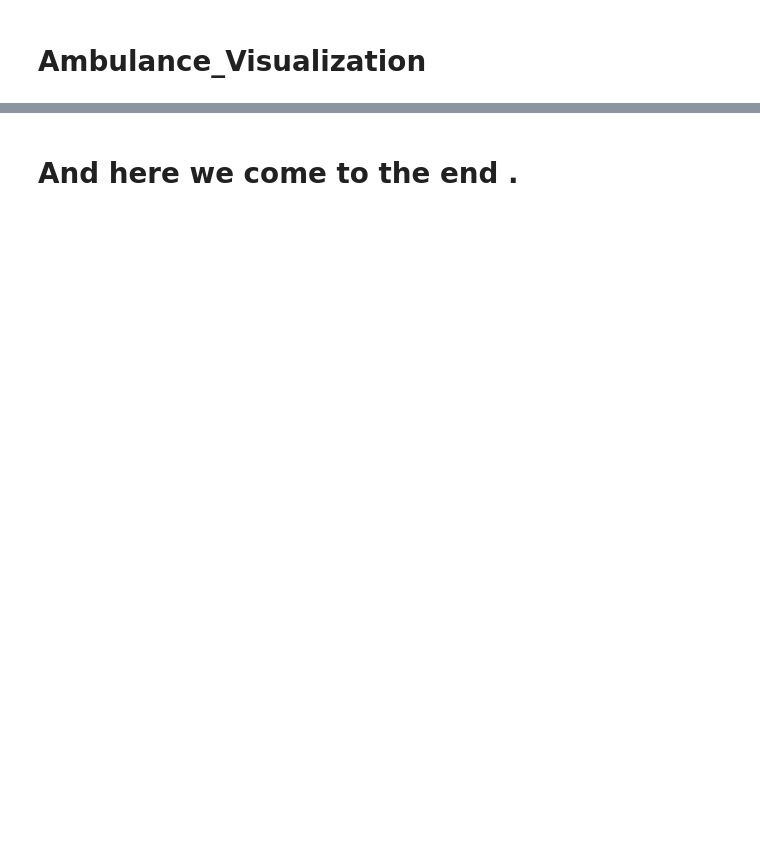
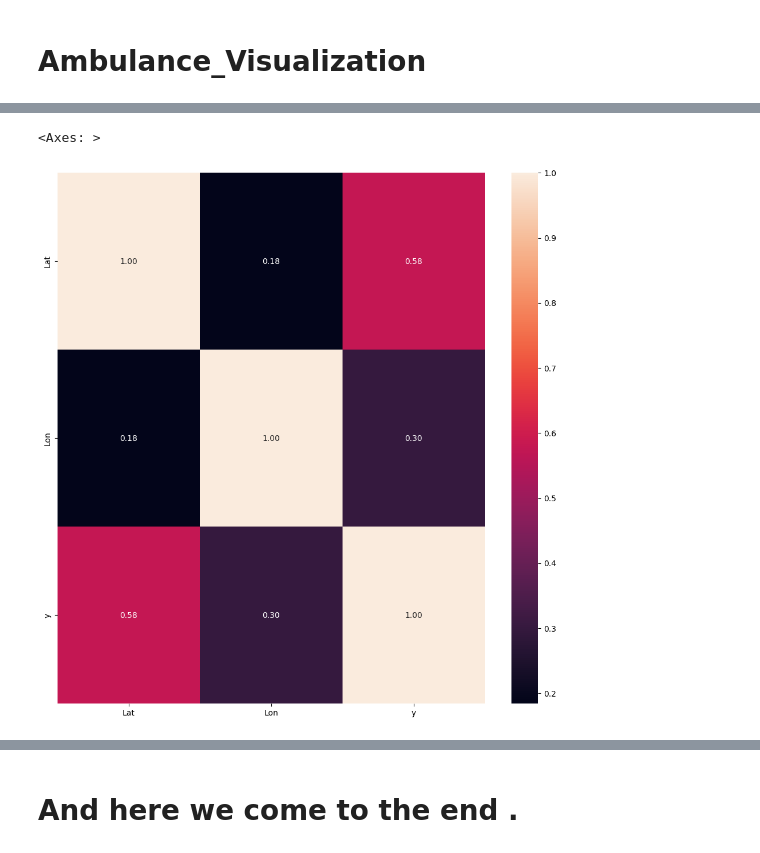
Before and after one commit to MennaElsayed2/Heart_attack_ambulance, a Jupyter notebook: Heart_attack_ambulance.ipynb, the cells around one changed output, grey strips where cells are left out. Drawn from its saved outputs; the diff is of its cells as text; code cells hidden in the pictures; blank space fills up the shorter version.

Commit message:
Kaggle Notebook | Heart_attack_ambulance | Version 3

```diff
--- a/Heart_attack_ambulance.ipynb
+++ b/Heart_attack_ambulance.ipynb
@@ -180,5 +443,5 @@ import seaborn as sns
 # Data preprocessing
 #
 # %%
-df = pd.read_csv("ambulance.csv")
+df = pd.read_csv("/kaggle/input/heart-attack-ambulance1/ambulance.csv.csv")
 df.head()
@@ -269,8 +636,10 @@ plt.show
 # %%
-plt.figure(figsize=(12,12))
-sns.heatmap(df.corr(), annot = True)
-plt.title('Correlation Between Variables', fontsize = 30)
-plt.show()
+numeric_columns = df.select_dtypes(include=[np.number])
+plt.figure(figsize=(12, 12))
+sns.heatmap(numeric_columns.corr(), annot=True, fmt='.2f')
+# %% [output]
+<Axes: >
+[figure, added]
 # %%
 sns.pairplot(df)
 plt.show()
```
Also changed, not shown: parts of 67 cells of this notebook.
